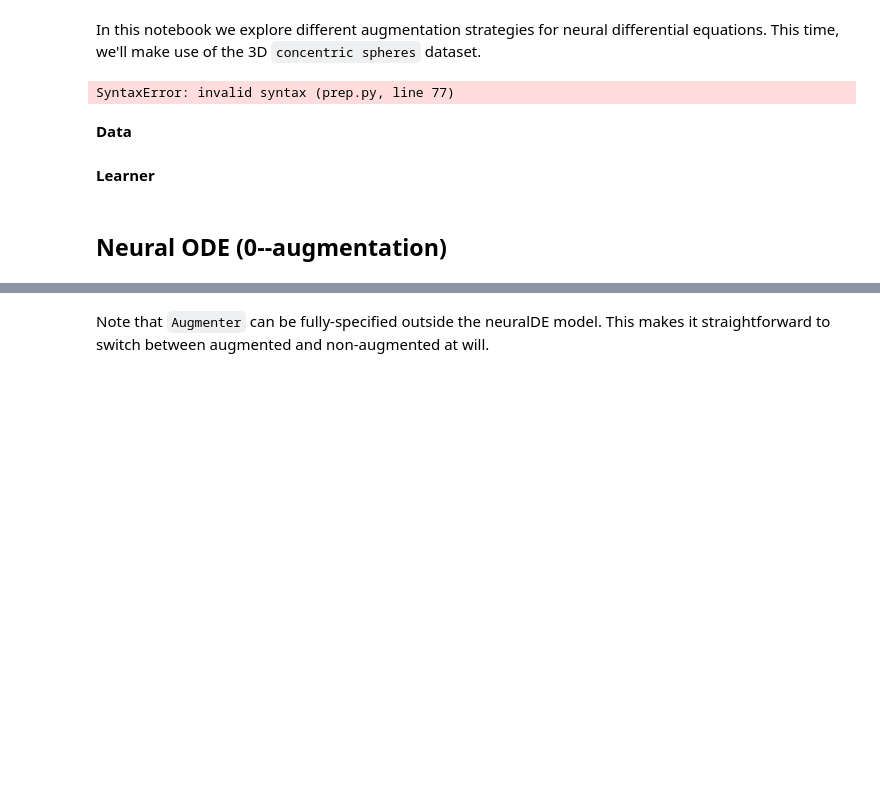
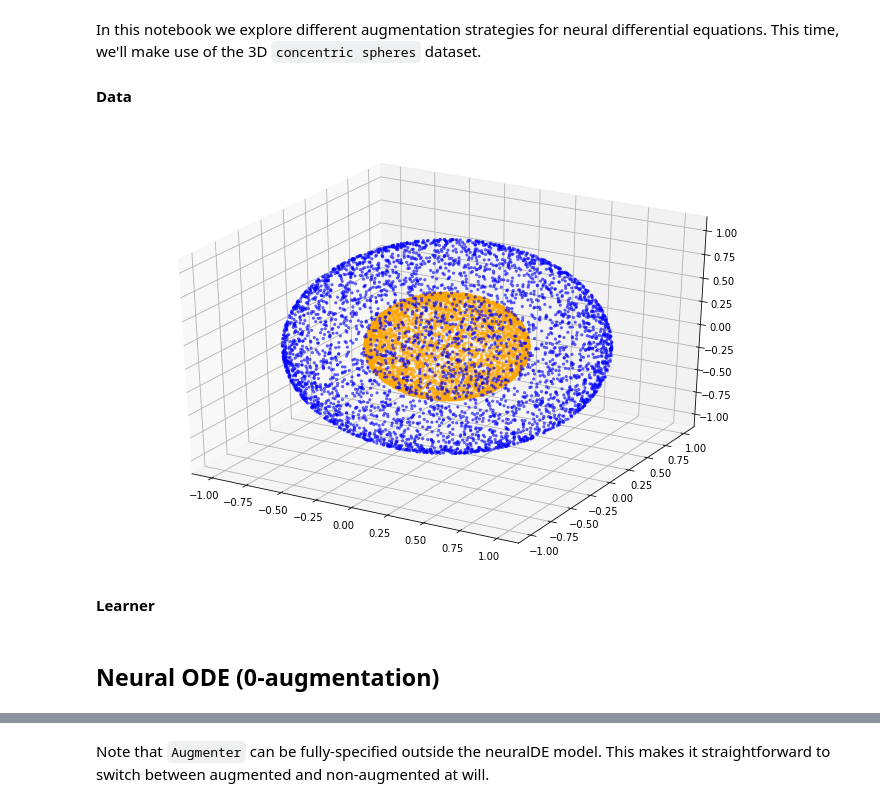
Before and after one commit to DiffEqML/torchdyn, a Jupyter notebook: tutorials/04_augmentation_strategies.ipynb, the cells around one changed output, grey strips where cells are left out. Saved outputs shown, nothing was run; the diff lists cells and outputs as text; code cells hidden in the pictures; blank space fills up the shorter version.

Commit message:
update Augmentation strategies tutorial

```diff
--- a/tutorials/04_augmentation_strategies.ipynb
+++ b/tutorials/04_augmentation_strategies.ipynb
@@ -3,13 +3,8 @@
 # %% [markdown]
 In this notebook we explore different augmentation strategies for neural differential equations. This time, we'll make use of the 3D `concentric spheres` dataset.
 # %%
-from prep import prep_nbook
-prep_nbook()
-
 from torchdyn.models import *; from torchdyn.data_utils import *
 from torchdyn import *
-# %% [output]
-SyntaxError: invalid syntax (prep.py, line 77)
 # %% [markdown]
 **Data**
 # %%
@@ -23,7 +14,12 @@ plot_
 # %%
+import matplotlib.pyplot as plt
+from mpl_toolkits.mplot3d import Axes3D
+
 c = ['blue', 'orange']
 fig = plt.figure(figsize=(12,8))
 ax = fig.add_subplot(111, projection='3d')
-for i in range(len(X)):
+for i in range(2):
     ax.scatter(X[yn==i,0], X[yn==i,1], X[yn==i,2], s=5, alpha=0.5, c=c[i])
+# %% [output]
+[figure, added]
 # %%
@@ -71,5 +63,5 @@ class Learner(pl.LightningModule):
     def train_dataloader(self):
         return trainloader
 # %% [markdown]
-## Neural ODE (0--augmentation)
+## Neural ODE (0-augmentation)
 # %% [markdown]
```
Also changed, not shown: parts of 39 cells of this notebook, 1 other file.
